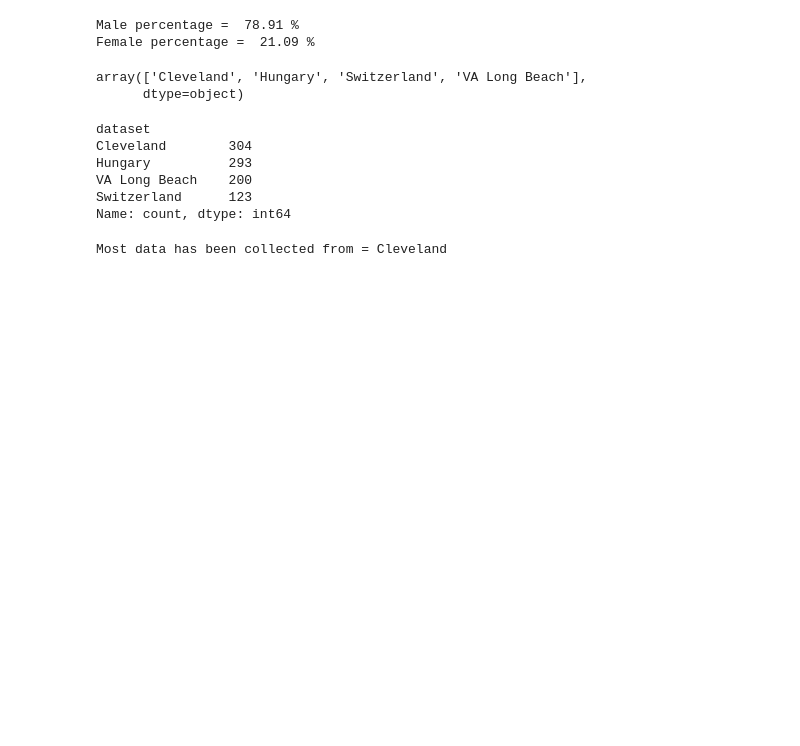
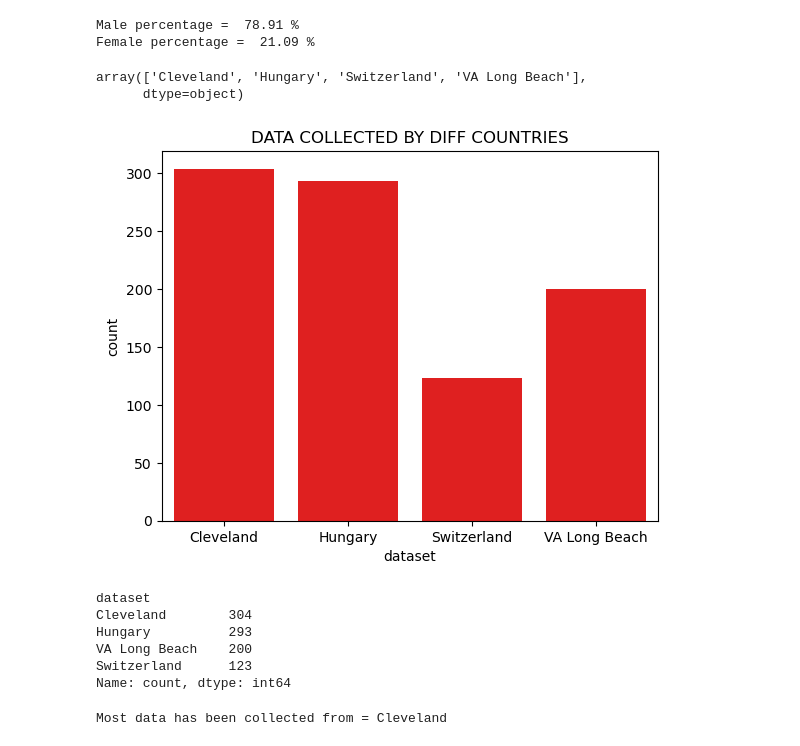
Before and after one commit to himashooo/Heart-Disease-Prediction, a Jupyter notebook: Heart Disease.ipynb, the cells around one changed output. Saved outputs shown, nothing was run; the diff lists cells and outputs as text; code cells hidden in the pictures; blank space fills up the shorter version.

```diff
--- a/Heart Disease.ipynb
+++ b/Heart Disease.ipynb
@@ -105,6 +118,12 @@ df['dataset'].unique()
 # %% [output]
 array(['Cleveland', 'Hungary', 'Switzerland', 'VA Long Beach'],
       dtype=object)
+# %%
+sns.countplot(data=df,x='dataset',color='red')
+plt.title("DATA COLLECTED BY DIFF COUNTRIES")
+plt.show()
+# %% [output]
+[figure, added]
 # %%
 df['dataset'].value_counts()
 # %% [output]
```
Also changed, not shown: parts of 13 cells of this notebook.
